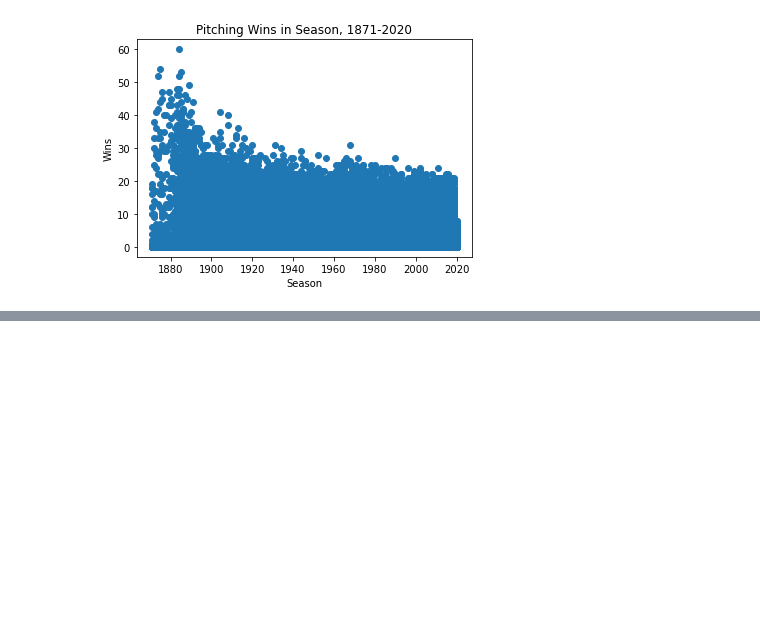
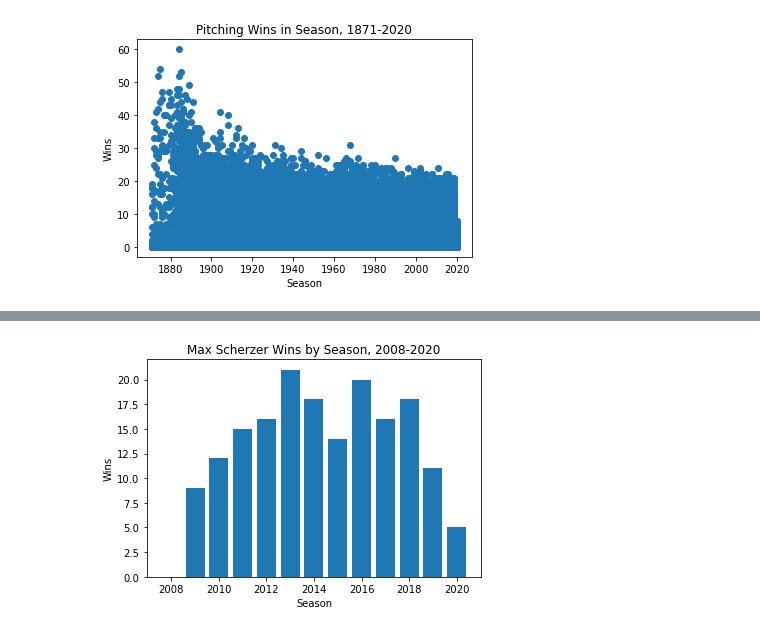
Before and after one commit to matthewjchin/baseballstats, a Jupyter notebook: Pitching.ipynb, the cells around one changed output, grey strips where cells are left out. Cells and saved outputs as stored; diff of their text form; code cells hidden in the pictures; blank space fills up the shorter version.

Commit message:
updated README, pitching data

```diff
--- a/Pitching.ipynb
+++ b/Pitching.ipynb
@@ -87,3 +87,19 @@ plt.title("Pitching Wins in Season, 1871-2020")
 plt.show()
 # %% [output]
 [figure]
+# %%
+pitcher_arr = pitch_stats.to_numpy()
+# %%
+scherzer_stats = pd.DataFrame(columns=['playerID', 'yearID', 'stint', 'teamID', 'lgID', 'W', 'L', 'G', 'GS',
+       'CG', 'SHO', 'SV', 'IPouts', 'H', 'ER', 'HR', 'BB', 'SO', 'BAOpp',
+       'ERA', 'IBB', 'WP', 'HBP', 'BK', 'BFP', 'GF', 'R', 'SH', 'SF', 'GIDP'])
+counter = 0
+
+
+for a in pitcher_arr:
+    if a[0] == 'scherma01':
+        scherzer_stats.loc[counter] = a
+        print(a)
+        counter += 1
+
+# scherzer_stats
@@ -89,0 +143,8 @@ plt.show()
+# %%
+plt.bar(scherzer_stats.yearID, scherzer_stats.W)
+plt.xlabel("Season")
+plt.ylabel("Wins")
+plt.title("Max Scherzer Wins by Season, 2008-2020")
+plt.show()
+# %% [output]
+[figure, added]
```
Also changed, not shown: parts of 2 cells of this notebook, 1 other file.
